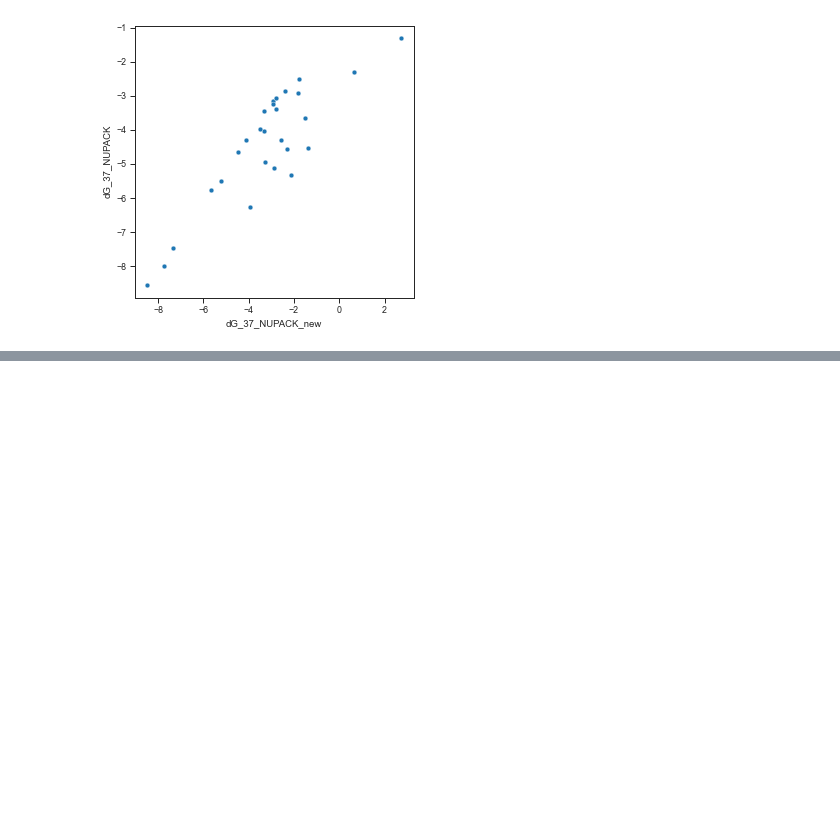
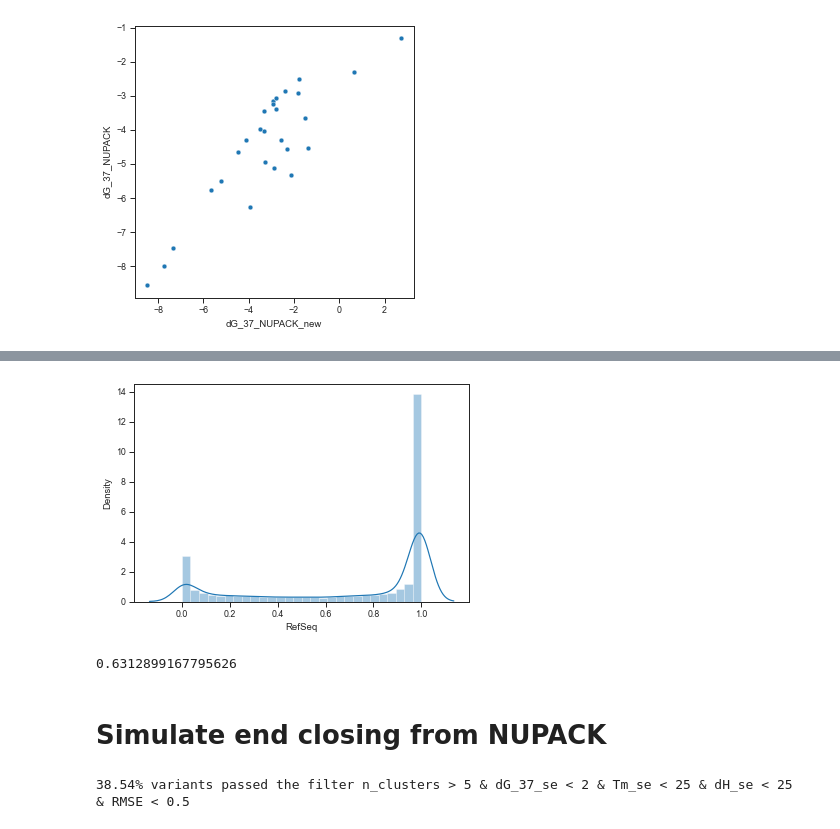
Before and after one commit to keyuxi/nnn_analysis, a Jupyter notebook: 220305_dot_bracket_annotation.ipynb, the cells around one changed output, grey strips where cells are left out. Cells and saved outputs as stored; diff of their text form; code cells hidden in the pictures; blank space fills up the shorter version.

```diff
--- a/220305_dot_bracket_annotation.ipynb
+++ b/220305_dot_bracket_annotation.ipynb
@@ -317,0 +354,11 @@ sns.scatterplot(data=sublib.dropna(), x='dG_37_NUPACK_new', y='dG_37_NUPACK')
+# %%
+sns.distplot(pair_prob)
+util.save_fig('./fig/folding/pairing_prob_0C_75mM.pdf')
+# %% [output]
+[figure, added]
+# %%
+(pair_prob > .75).sum() / len(pair_prob)
+# %% [output]
+0.6312899167795626
+# %% [markdown]
+# Simulate end closing from NUPACK
@@ -317,0 +367,5 @@ sns.scatterplot(data=sublib.dropna(), x='dG_37_NUPACK_new', y='dG_37_NUPACK')
+# %%
+r1 = fileio.read_fitted_variant('./data/fitted_variant/NNNlib2b_DNA_20220314_v1.CPvariant.gz')
+annotation = fileio.read_annotation('./data/annotation/nnnlib2b_annotation_20220324.tsv')
+# %% [output]
+38.54% variants passed the filter n_clusters > 5 & dG_37_se < 2 & Tm_se < 25 & dH_se < 25 & RMSE < 0.5
```
Also changed, not shown: parts of 42 cells of this notebook, 12 other files.
